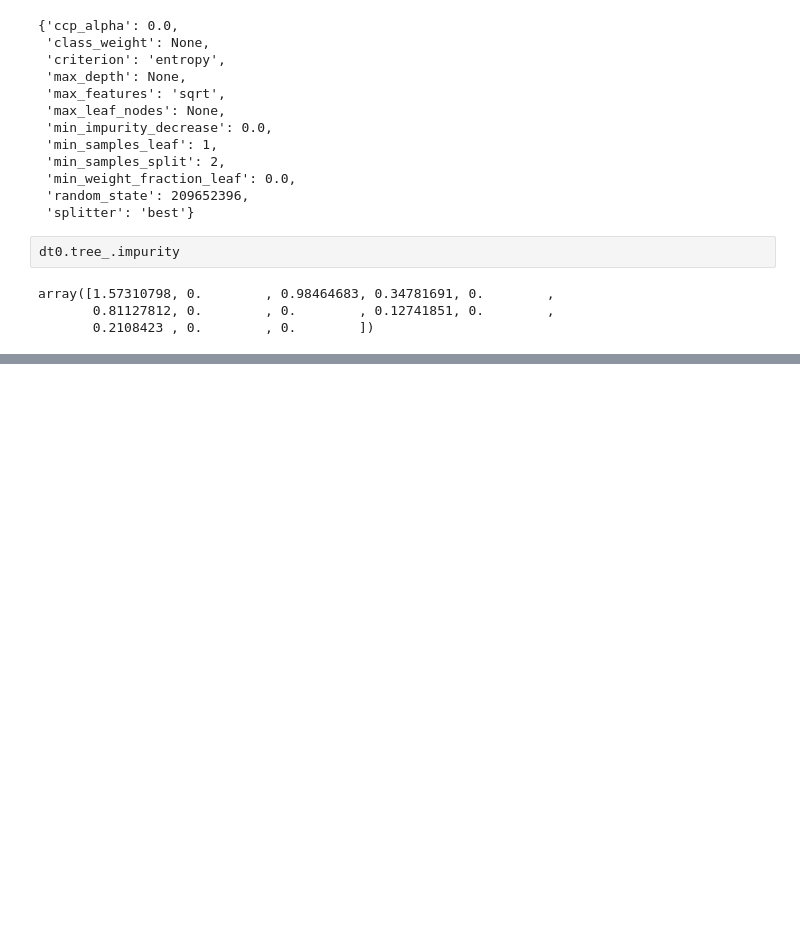
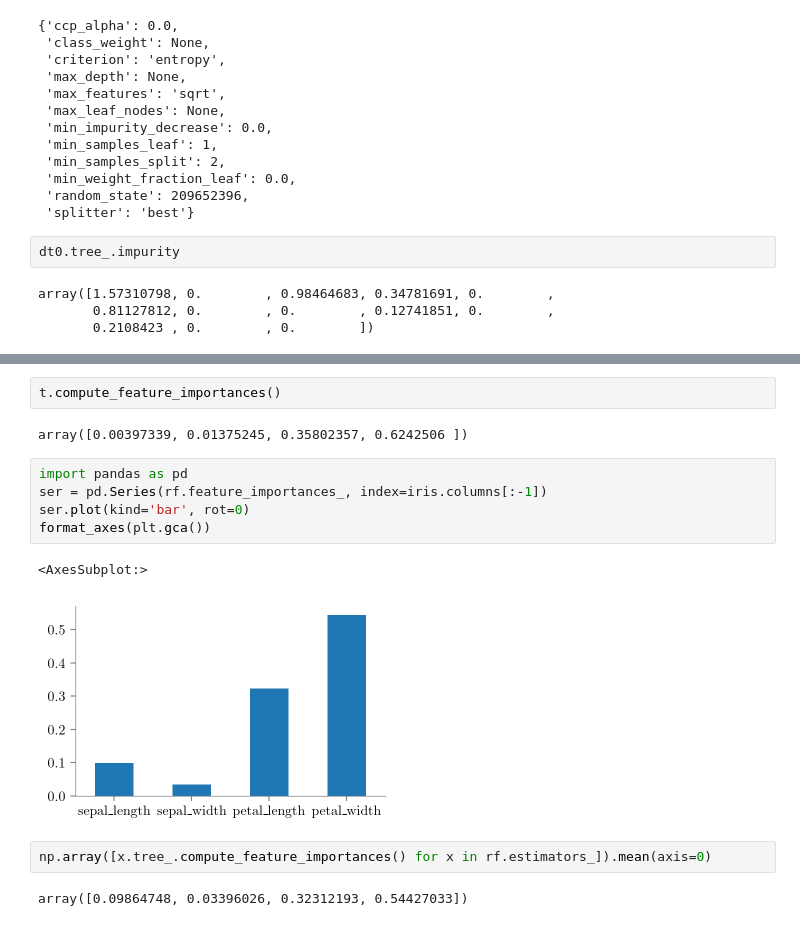
Before and after one commit to nipunbatra/ml-teaching, a Jupyter notebook: notebooks/ensemble-feature-importance.ipynb, the cells around one changed output, grey strips where cells are left out. Cells and saved outputs as stored; diff of their text form; blank space fills up the shorter version.

```diff
--- a/notebooks/ensemble-feature-importance.ipynb
+++ b/notebooks/ensemble-feature-importance.ipynb
@@ -97,0 +148,16 @@ array([1.57310798, 0.        , 0.98464683, 0.34781691, 0.        ,
+# %%
+t.compute_feature_importances()
+# %% [output]
+array([0.00397339, 0.01375245, 0.35802357, 0.6242506 ])
+# %%
+import pandas as pd
+ser = pd.Series(rf.feature_importances_, index=iris.columns[:-1])
+ser.plot(kind='bar', rot=0)
+format_axes(plt.gca())
+# %% [output]
+<AxesSubplot:>
+[figure, added]
+# %%
+np.array([x.tree_.compute_feature_importances() for x in rf.estimators_]).mean(axis=0)
+# %% [output]
+array([0.09864748, 0.03396026, 0.32312193, 0.54427033])
```
Also changed, not shown: parts of 9 cells of this notebook.
